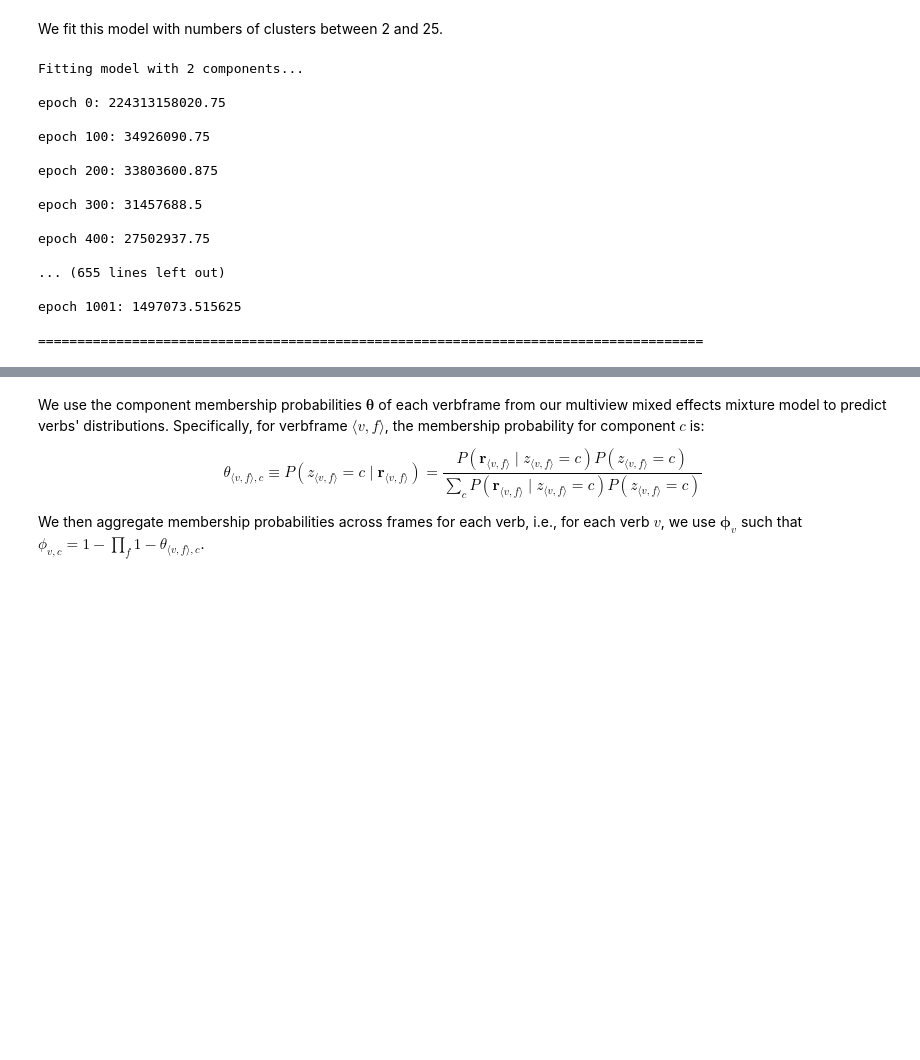
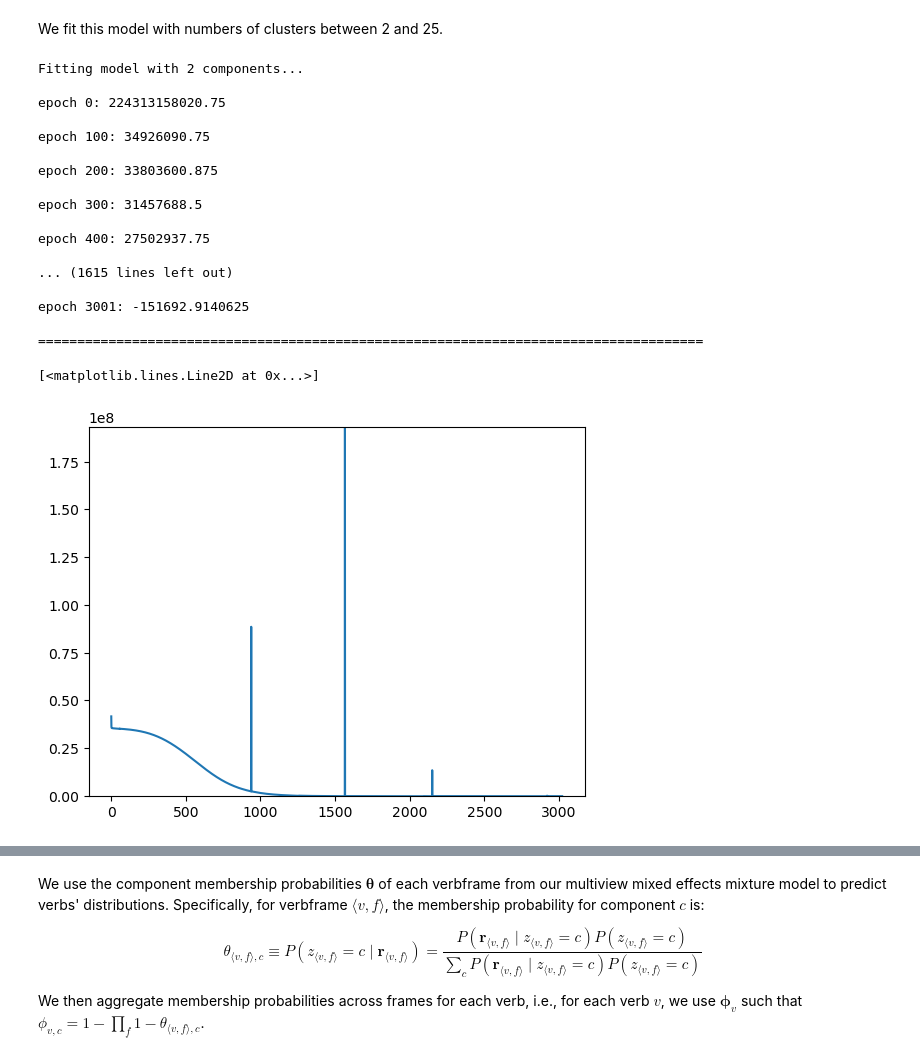
Before and after one commit to bkane2/intensional-gaps, a Jupyter notebook: Intensional Gaps.ipynb, the cells around one changed output, grey strips where cells are left out. Saved outputs shown, nothing was run; the diff lists cells and outputs as text; code cells hidden in the pictures; blank space fills up the shorter version.

```diff
--- a/Intensional Gaps.ipynb
+++ b/Intensional Gaps.ipynb
@@ -1675,6 +1675,7 @@ class MultiviewMixedEffectsMixture:
 We fit this model with numbers of clusters between 2 and 25.
 # %%
 models = {}
+losses = {}
 parameters = {}
 
 for n_components in range(2, 26):
@@ -1683,7 +1684,7 @@ for n_components in range(2, 26):
     print()
 
     models[n_components] = MultiviewMixedEffectsMixture(data, n_components, seed=403921)
-    models[n_components].fit(data, lr=0.01, tolerance=1e-7, n_epochs=10000, batch_size=0.05, patience=1000, verbosity=100)
+    _, _, losses[n_components] = models[n_components].fit(data, lr=0.01, tolerance=1e-7, n_epochs=10000, batch_size=0.05, patience=3000, verbosity=100)
 
     parameters[n_components] = {'membership_probs': pd.DataFrame(models[n_components].membership_probabilities(data).data.numpy(),
                                                         index=models[n_components]._verbframe),
@@ -1712,8 +1713,19 @@ epoch 300: 31457688.5
 
 epoch 400: 27502937.75
 
-... (655 lines left out)
+... (1615 lines left out)
 
-epoch 1001: 1497073.515625
+epoch 3001: -151692.9140625
 
 =====================================================================================
+# %%
+import matplotlib.pyplot as plt
+
+test = losses[8][1:]
+mn = min(test)
+mx = max(test)
+plt.ylim((mn,mx))
+plt.plot(test)
+# %% [output]
+[<matplotlib.lines.Line2D at 0x...>]
+[figure, added]
```
Also changed, not shown: parts of 3 cells of this notebook.
